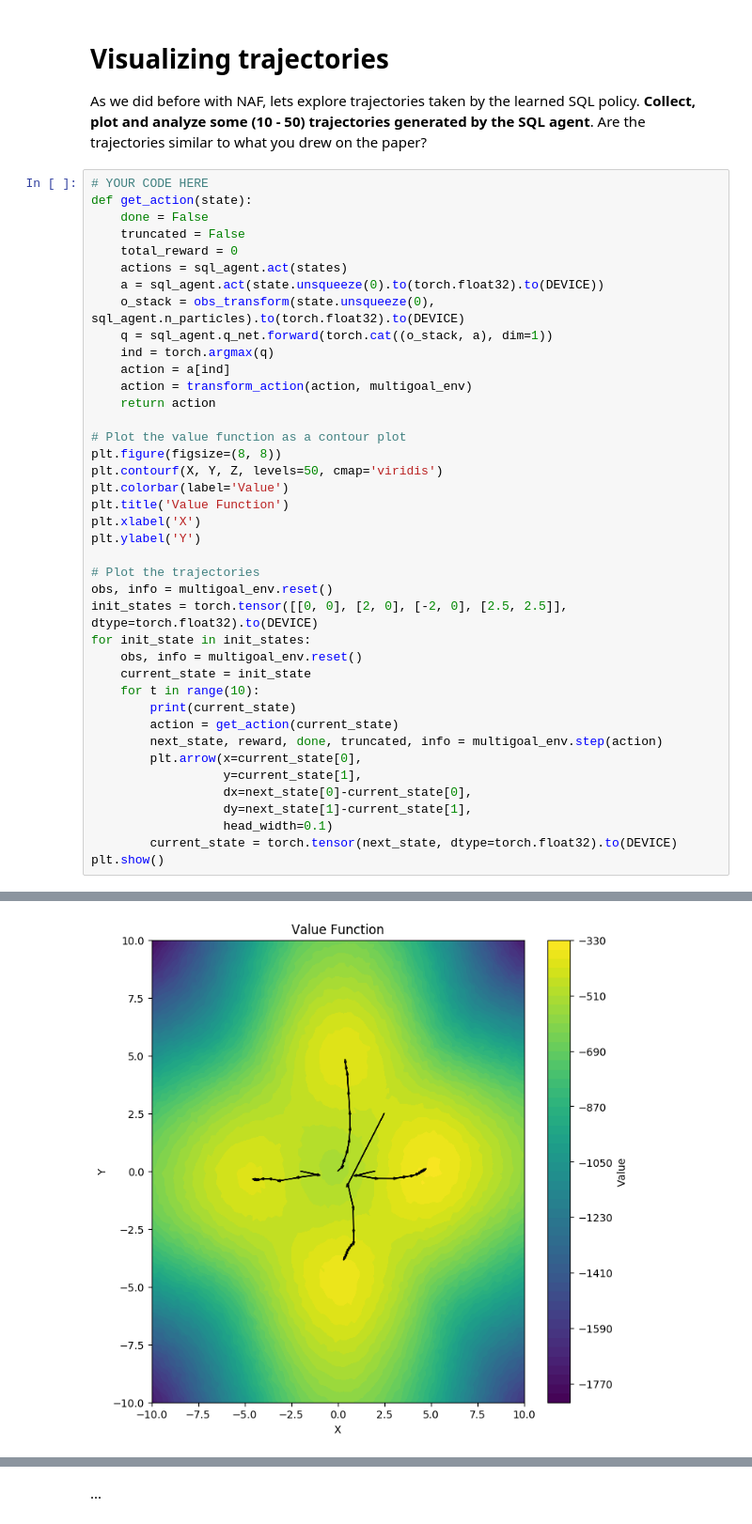
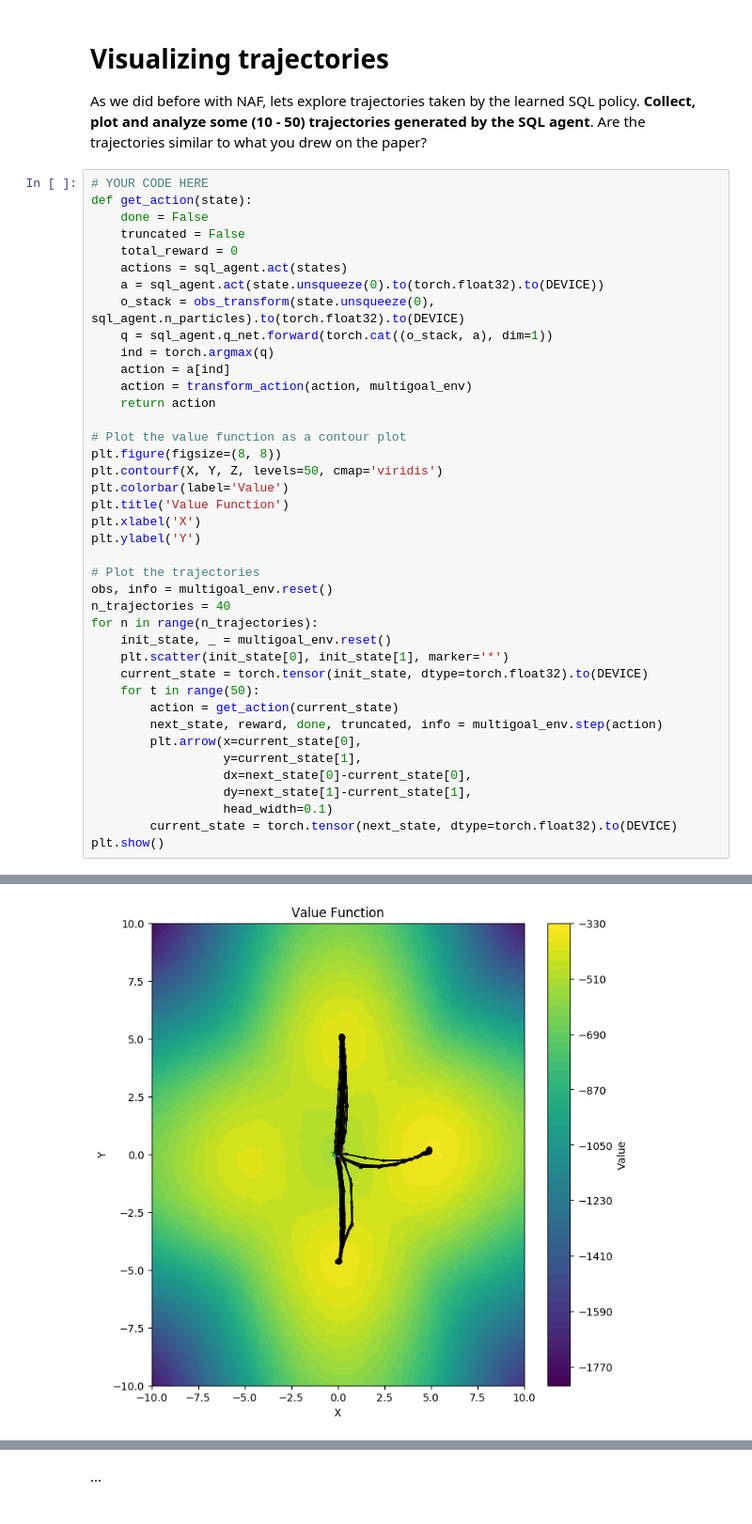
Before and after one commit to bluelancer/WASPRL2022Lab2, a Jupyter notebook: Lab.ipynb, the cells around one changed output, grey strips where cells are left out. Shown: that part at 94% size. Saved outputs shown, nothing was run; the diff lists cells and outputs as text.

Commit message:
fix jump between trajectories

```diff
--- a/Lab.ipynb
+++ b/Lab.ipynb
@@ -895,12 +895,12 @@ plt.ylabel('Y')
 
 # Plot the trajectories
 obs, info = multigoal_env.reset()
-init_states = torch.tensor([[0, 0], [2, 0], [-2, 0], [2.5, 2.5]], dtype=torch.float32).to(DEVICE)
-for init_state in init_states:
-    obs, info = multigoal_env.reset()
-    current_state = init_state
-    for t in range(10):
-        print(current_state)
+n_trajectories = 40
+for n in range(n_trajectories):
+    init_state, _ = multigoal_env.reset()
+    plt.scatter(init_state[0], init_state[1], marker='*')
+    current_state = torch.tensor(init_state, dtype=torch.float32).to(DEVICE)
+    for t in range(50):
         action = get_action(current_state)
         next_state, reward, done, truncated, info = multigoal_env.step(action)
         plt.arrow(x=current_state[0],
@@ -931 +914 @@ tensor([ 0.4436, -3.6231])
-[figure, old version]
+[figure, new version]
```
Also changed, not shown: parts of 2 cells of this notebook.
